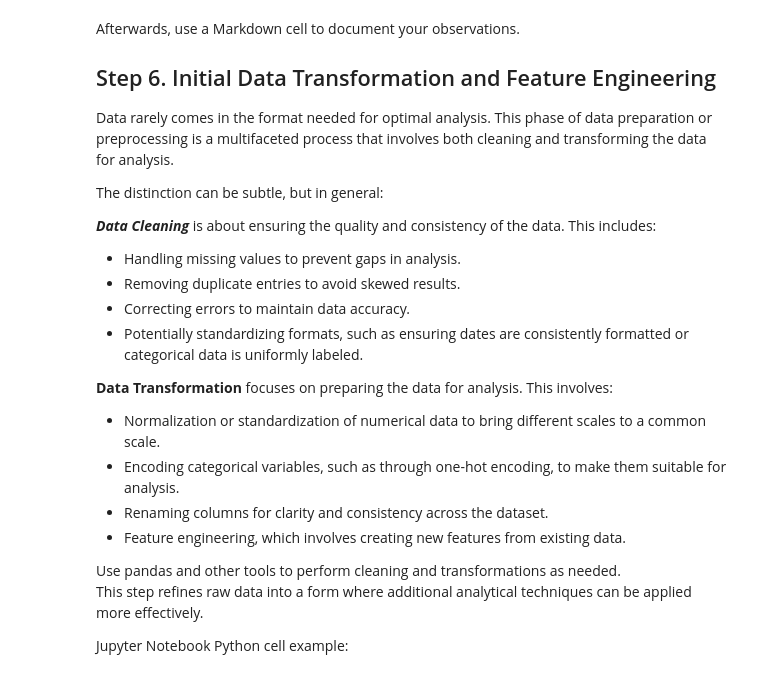
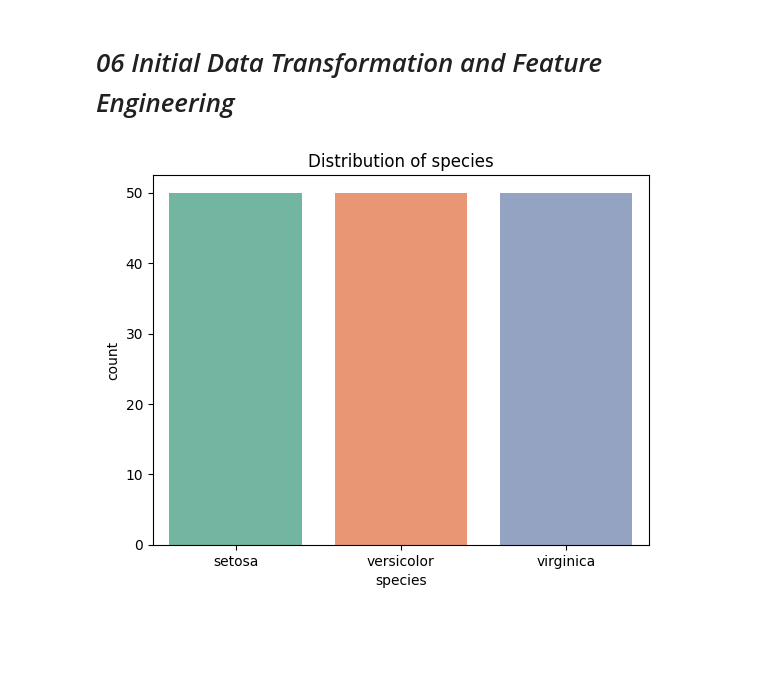
Before and after one commit to Angie-Crews/datafun-04-eda, a Jupyter notebook: angiecrews_eda_final.ipynb, the cells around one changed output. Drawn from its saved outputs; the diff is of its cells as text; code cells hidden in the pictures; blank space fills up the shorter version.

```diff
--- a/angiecrews_eda_final.ipynb
+++ b/angiecrews_eda_final.ipynb
@@ -65,14 +47,9 @@ Jupyter Notebook Python cell example:
 # %%
-# Specify the number of rows to display
+import seaborn as sns
+
+iris_df = sns.load_dataset('iris')
+
 iris_df.head(10)
-
-# Inspect the shape of the DataFrame with shape attribute
-# The shape is a tuple with count of rows and columns in the DataFrame
 iris_df.shape
-
-# Inspect the data types of the columns with dtypes attribute
-# The data types are returned as a pandas Series
 iris_df.dtypes
-
-# Inspect the data types of the columns with info() method
 iris_df.info()
@@ -114,43 +134,12 @@ Jupyter Notebook Python cell example:
+# %% [markdown]
+# *06 Initial Data Transformation and Feature Engineering*
 # %%
-# Inspect value counts by categorical column
-# Column name must be EXACT.
-# The value_counts() method is only available for Series objects.
-# The value_counts() method returns a pandas Series with the counts of unique values in the column.
 iris_df['species'].value_counts()
-
-# Inspect value counts for ALL categorical columns
 for col in iris_df.select_dtypes(include=['object', 'category']).columns:
     # Display count plot
-    sns.countplot(x=col, data=iris_df)
-    matplotlib.pyplot.title(f'Distribution of {col}')
-    matplotlib.pyplot.show()
-
-# Show all plots
-matplotlib.pyplot.show()
+    sns.countplot(x=col, data=iris_df, hue=col, palette='Set2', legend=False)
+    plt.title(f'Distribution of {col}')
+    plt.show()
+plt.show()
+# %% [output]
+[figure, added]
-# %% [markdown]
-Afterwards, use a Markdown cell to document your observations.
-
-## Step 6. Initial Data Transformation and Feature Engineering
- Data rarely comes in the format needed for optimal analysis.
- This phase of data preparation or preprocessing is a multifaceted process that
- involves both cleaning and transforming the data for analysis.
-
-The distinction can be subtle, but in general:
-
-***Data Cleaning*** is about ensuring the quality and consistency of the data. This includes:
-- Handling missing values to prevent gaps in analysis.
-- Removing duplicate entries to avoid skewed results.
-- Correcting errors to maintain data accuracy.
-- Potentially standardizing formats, such as ensuring dates are consistently formatted or categorical data is uniformly labeled.
-
-**Data Transformation** focuses on preparing the data for analysis. This involves:
-- Normalization or standardization of numerical data to bring different scales to a common scale.
-- Encoding categorical variables, such as through one-hot encoding, to make them suitable for analysis.
-- Renaming columns for clarity and consistency across the dataset.
-- Feature engineering, which involves creating new features from existing data.
-
-Use pandas and other tools to perform cleaning and transformations as needed.
-This step refines raw data into a form where additional analytical techniques
-can be applied more effectively.
-
-Jupyter Notebook Python cell example:
```
Also changed, not shown: parts of 20 cells of this notebook.
